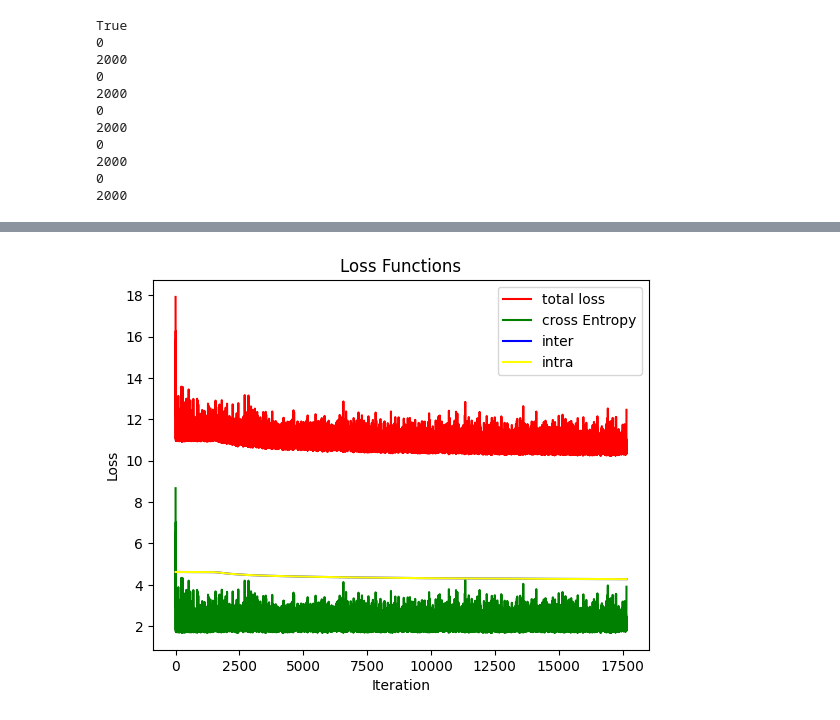
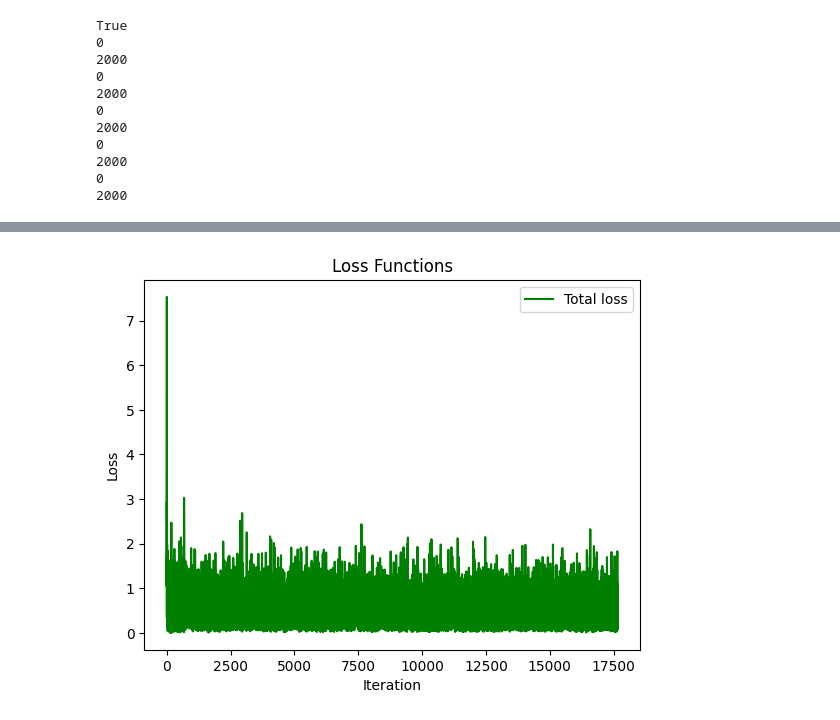
Before and after one commit to sivamani121/bio, a Jupyter notebook: bertfinetuning.ipynb, the cells around one changed output, grey strips where cells are left out. Cells and saved outputs as stored; diff of their text form; code cells hidden in the pictures.

```diff
--- a/bertfinetuning.ipynb
+++ b/bertfinetuning.ipynb
@@ -391,7 +391,7 @@ for _ in range(5):
             print(i)
 
         x, Y = batch
-        loss = torch.tensor([5.0], device='cuda')
+        loss = torch.tensor([0.0], device='cuda')
 
         for X, y in zip(x, Y):
             probs = model1(X)
@@ -410,12 +410,12 @@ for _ in range(5):
         iterations.append(it)
         cross.append(loss.item())
 
-        inter= 0.01*L_inter(torch.cat((hate_space, not_hate_space)))
-        intra=0.01*L_inter(torch.cat((hate_space, not_hate_space)))
-        interl.append(inter.item())
-        intral.append(intra.item())
-        loss += intra+inter
-        totalloss.append(loss.item())
+#         inter= 0.01*L_inter(torch.cat((hate_space, not_hate_space)))
+#         intra=0.01*L_inter(torch.cat((hate_space, not_hate_space)))
+#         interl.append(inter.item())
+#         intral.append(intra.item())
+#         loss += intra+inter
+#         totalloss.append(loss.item())
         optimizer.zero_grad()
 
         loss.backward()
@@ -469,16 +469,16 @@ tensor(427.4608, device='cuda:0', grad_fn=<AddBackward0>)
 # %%
 import matplotlib.pyplot as plt
-plt.plot(iterations, totalloss, color='red', label='total loss')
-plt.plot(iterations, cross, color='green', label='cross Entropy')
-plt.plot(iterations, interl, color='blue', label='inter')
-plt.plot(iterations, intral, color='yellow', label='intra')
+# plt.plot(iterations, totalloss, color='red', label='total loss')
+plt.plot(iterations, cross, color='green', label='Total loss')
+# plt.plot(iterations, interl, color='blue', label='inter')
+# plt.plot(iterations, intral, color='yellow', label='intra')
 plt.xlabel('Iteration')
 plt.ylabel('Loss')
 plt.title('Loss Functions')
 plt.legend()
 plt.show()
 # %% [output]
-[figure, old version]
+[figure, new version]
 # %%
 print(hate_space_weights,not_hate_space_weights)
 # %% [output]
```
Also changed, not shown: parts of 10 cells of this notebook.
